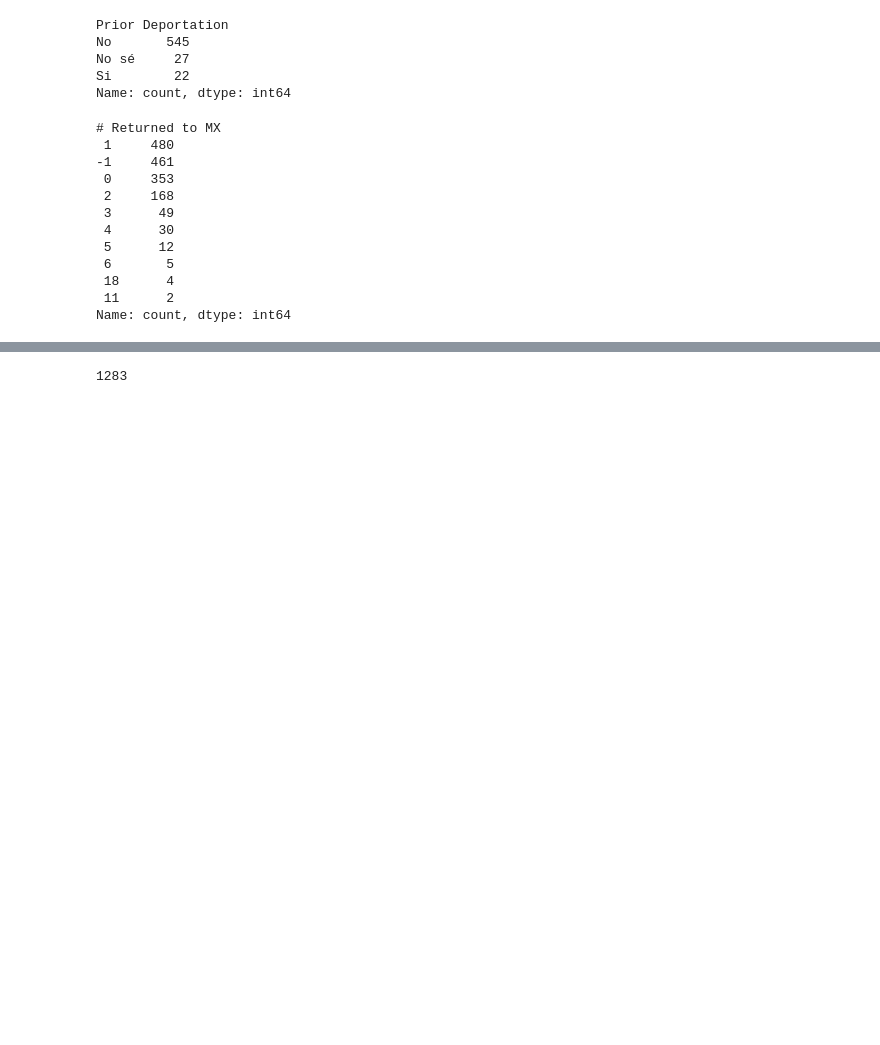
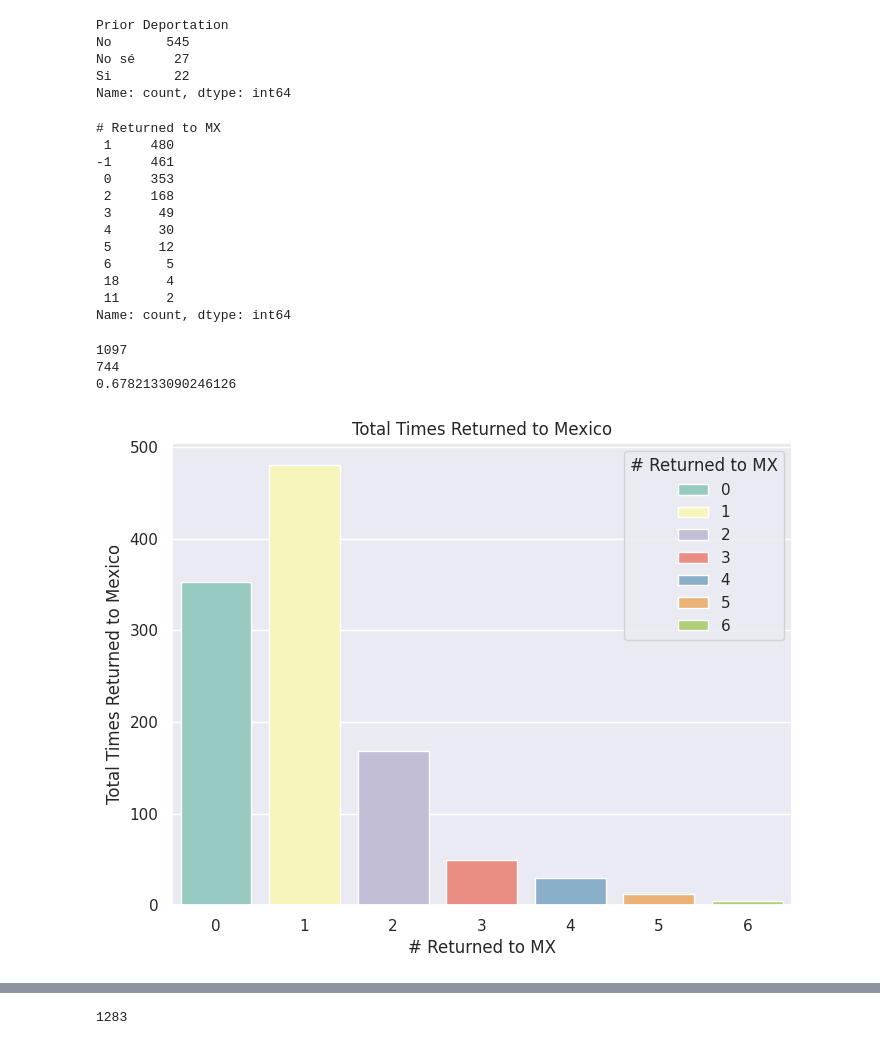
Before and after one commit to jacobgrimm/LA-Complete-Covid-Datat, a Jupyter notebook: Airtables/T42_Screenings/examine_T42_screenings.ipynb, the cells around one changed output, grey strips where cells are left out. Drawn from its saved outputs; the diff is of its cells as text; code cells hidden in the pictures; blank space fills up the shorter version.

```diff
--- a/Airtables/T42_Screenings/examine_T42_screenings.ipynb
+++ b/Airtables/T42_Screenings/examine_T42_screenings.ipynb
@@ -85,5 +85,30 @@ df["# Returned to MX"].value_counts()
  18      4
  11      2
 Name: count, dtype: int64
+# %%
+sns.set(style="darkgrid")
+plt.figure(figsize=(8, 6))
+filtered_df = df[df['# Returned to MX'] != -1]
+filtered_df = filtered_df[filtered_df['# Returned to MX'] != 11]
+filtered_df = filtered_df[filtered_df['# Returned to MX'] != 18]
+total = (filtered_df['# Returned to MX'].count())
+number_removed = filtered_df[filtered_df['# Returned to MX'] != 0]['# Returned to MX'].count()
+print(total)
+print(number_removed)
+print(number_removed/total)
+sns.countplot(x='# Returned to MX', data=filtered_df, palette="Set3", hue="# Returned to MX")
+
+# Customize the plot (optional)
+plt.title('Total Times Returned to Mexico')
+plt.xlabel('# Returned to MX')
+plt.ylabel('Total Times Returned to Mexico')
+
+# Show the plot
+plt.show()
+# %% [output]
+1097
+744
+0.6782133090246126
+[figure, added]
 # %%
 df["Hair Color"].value_counts()
```
Also changed, not shown: parts of 1 cell of this notebook, 4 other files.
